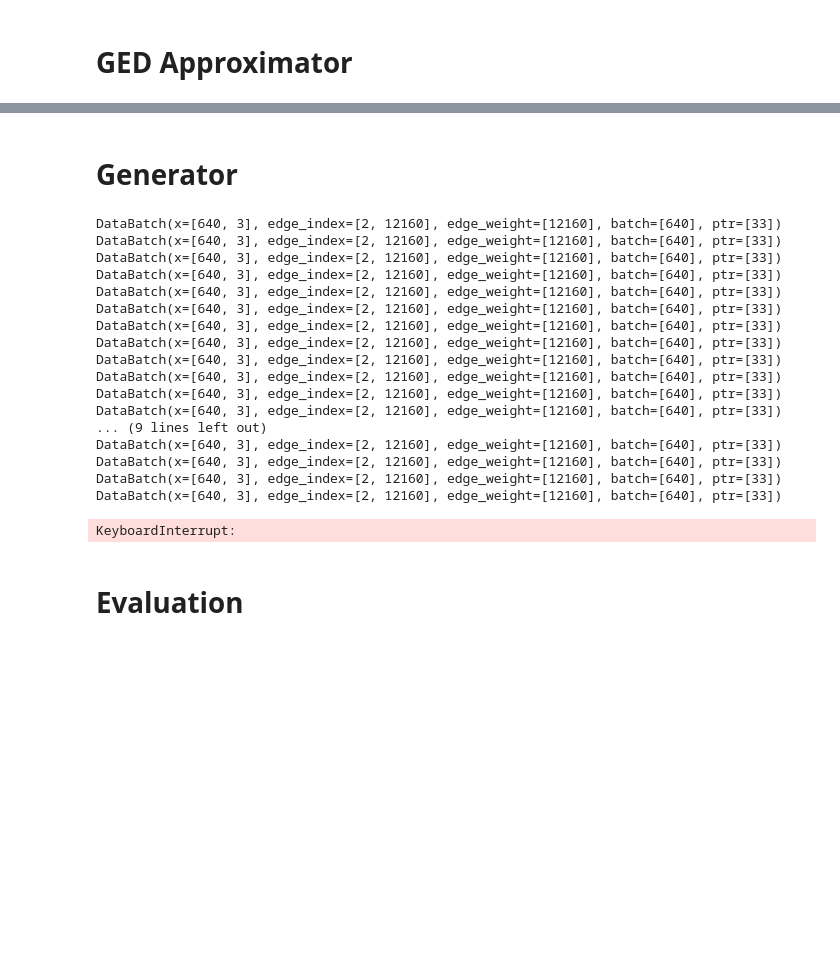
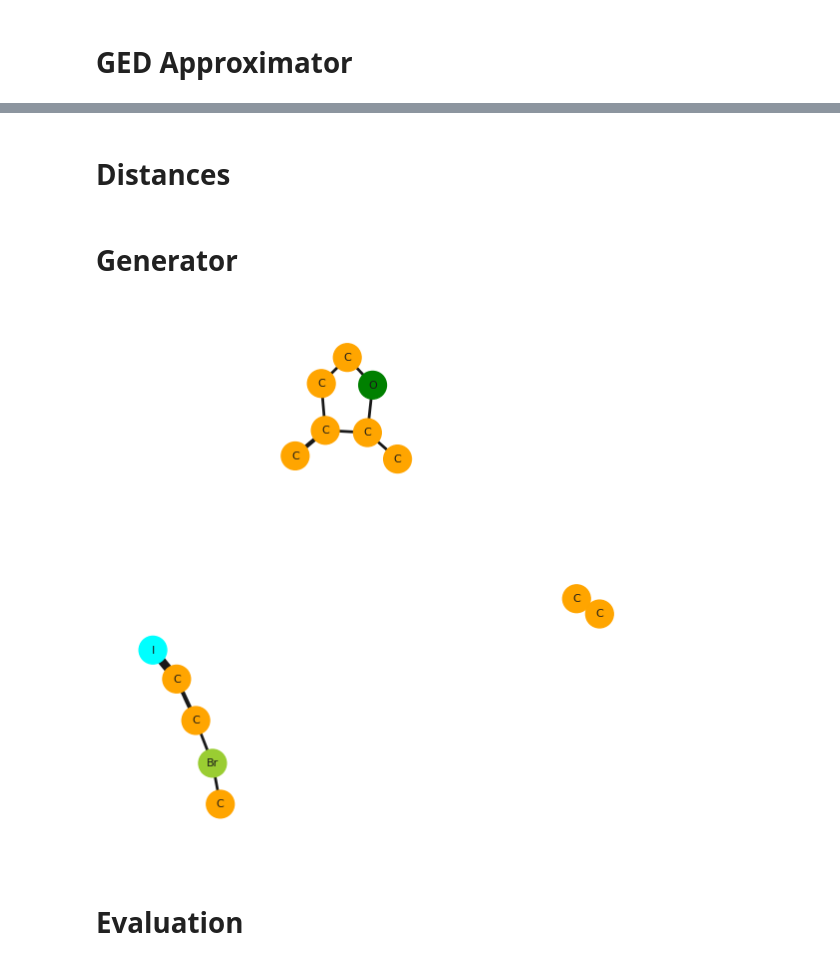
Before and after one commit to Tiny-Quant/GNN-EGG, a Jupyter notebook: revisions/Generic_Results_Notebook.ipynb, the cells around one changed output, grey strips where cells are left out. Drawn from its saved outputs; the diff is of its cells as text; code cells hidden in the pictures; blank space fills up the shorter version.

Commit message:
simgnn ged approx working in generator.

```diff
--- a/revisions/Generic_Results_Notebook.ipynb
+++ b/revisions/Generic_Results_Notebook.ipynb
@@ -100,22 +100,17 @@ Created GED dataset with 188 pairs.
 # %%
-from new_src.simgnn import SimGNN
-from new_src.train_simgnn import train
-from new_src.ged_dataset import collate_pairs
+import new_src.simgnn
+importlib.reload(new_src.simgnn)
 
-model = SimGNN(in_channels=len(data.NODE_CLS))
+from new_src.simgnn import SimGNN, train_simgnn
 
-loader = DataLoader(
-    ged_dataset,
+model = SimGNN(in_dim=len(data.NODE_CLS))
+
+train_simgnn(
+    model=(m := model),
+    data=ged_dataset,
     batch_size=64,
-    shuffle=True,
-    collate_fn=collate_pairs,
+    optimizer=(o := torch.optim.Adam(m.parameters(), lr=1e-3)),
+    scheduler=torch.optim.lr_scheduler.ExponentialLR(o, gamma=1),
+    epochs=25
 )
-
-optimizer = torch.optim.Adam(
-        model.parameters()
-)
-
-for epoch in range(1, 100):
-    loss = train(model, loader, optimizer, "cpu")
-    print(f"Epoch {epoch:03d} | Loss: {loss:.4f}")
 # %% [output]
@@ -139,2 +134,13 @@ Epoch 099 | Loss: 0.0397
+# %% [markdown]
+# Distances
+# %%
+import new_src.graph_level_dist
+importlib.reload(new_src.graph_level_dist)
+
+from new_src.graph_level_dist import neural_approx_ged_dist
+
+nn_GED = neural_approx_ged_dist(
+    data, model
+)
 # %% [markdown]
 # Generator
@@ -160,12 +161,12 @@ def train_generator(cls_idx, data):
         criterion=WeightedCriterion([
             dict(key="logits", criterion=ClassScoreCriterion(class_idx=cls_idx, mode='maximize'), weight=1),
             dict(key="embeds", criterion=EmbeddingCriterion(target_embedding=mean_embeds[cls_idx]), weight=50),
-            dict(key="cont_data", criterion=dummyDist(), weight=1),
+            dict(key="cont_data", criterion=nn_GED, weight=1),
         ]),
         optimizer=(o := torch.optim.SGD(s.parameters(), lr=1)),
         scheduler=torch.optim.lr_scheduler.ExponentialLR(o, gamma=1),
         dataset=data,
-        budget_penalty=BudgetPenalty(budget=10, order=2, beta=1),
+        budget_penalty=BudgetPenalty(budget=20, order=2, beta=1),
     )
 
     trainer.train(
@@ -198,30 +199,11 @@ def train_generator(cls_idx, data):
 # %%
 import new_src.utils
 from new_src.utils import plot_graph
 importlib.reload(new_src.utils)
 
-
-
-sample = train_generator(0, data),
+sample = train_generator(1, data),
 plot_graph(sample[0], data)
 # %% [output]
-DataBatch(x=[640, 3], edge_index=[2, 12160], edge_weight=[12160], batch=[640], ptr=[33])
-DataBatch(x=[640, 3], edge_index=[2, 12160], edge_weight=[12160], batch=[640], ptr=[33])
-DataBatch(x=[640, 3], edge_index=[2, 12160], edge_weight=[12160], batch=[640], ptr=[33])
-DataBatch(x=[640, 3], edge_index=[2, 12160], edge_weight=[12160], batch=[640], ptr=[33])
-DataBatch(x=[640, 3], edge_index=[2, 12160], edge_weight=[12160], batch=[640], ptr=[33])
-DataBatch(x=[640, 3], edge_index=[2, 12160], edge_weight=[12160], batch=[640], ptr=[33])
-DataBatch(x=[640, 3], edge_index=[2, 12160], edge_weight=[12160], batch=[640], ptr=[33])
-DataBatch(x=[640, 3], edge_index=[2, 12160], edge_weight=[12160], batch=[640], ptr=[33])
-DataBatch(x=[640, 3], edge_index=[2, 12160], edge_weight=[12160], batch=[640], ptr=[33])
-DataBatch(x=[640, 3], edge_index=[2, 12160], edge_weight=[12160], batch=[640], ptr=[33])
-DataBatch(x=[640, 3], edge_index=[2, 12160], edge_weight=[12160], batch=[640], ptr=[33])
-DataBatch(x=[640, 3], edge_index=[2, 12160], edge_weight=[12160], batch=[640], ptr=[33])
-... (9 lines left out)
-DataBatch(x=[640, 3], edge_index=[2, 12160], edge_weight=[12160], batch=[640], ptr=[33])
-DataBatch(x=[640, 3], edge_index=[2, 12160], edge_weight=[12160], batch=[640], ptr=[33])
-DataBatch(x=[640, 3], edge_index=[2, 12160], edge_weight=[12160], batch=[640], ptr=[33])
-DataBatch(x=[640, 3], edge_index=[2, 12160], edge_weight=[12160], batch=[640], ptr=[33])
-KeyboardInterrupt:
+[figure, added]
 # %% [markdown]
 # Evaluation
```
Also changed, not shown: parts of 6 cells of this notebook, 2 other files.
